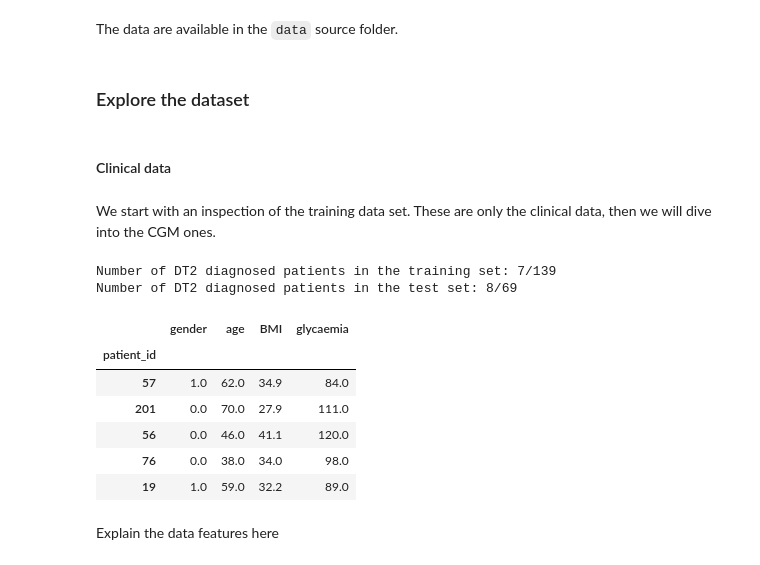
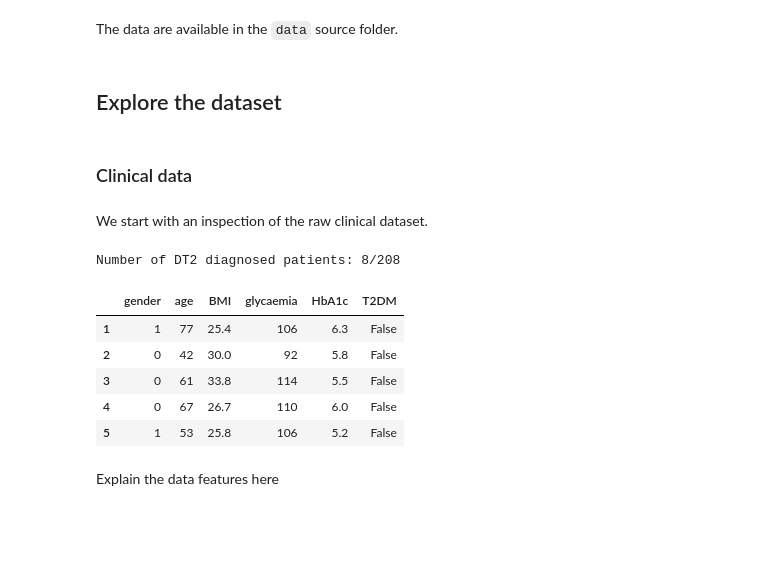
Before and after one commit to AlexandreChaussard/Datacamp-Project, a Jupyter notebook: DT2_starting_kit.ipynb, the cells around one changed output. Drawn from its saved outputs; the diff is of its cells as text; code cells hidden in the pictures; blank space fills up the shorter version.

Commit message:
[ADD] BMI missing value [ADD] Correlation HbA1c - TD2M (early stage)

```diff
--- a/DT2_starting_kit.ipynb
+++ b/DT2_starting_kit.ipynb
@@ -38,32 +38,29 @@ This starting kit requires the following dependencies:
 # %% [markdown]
 The data are available in the `data` source folder.
 # %% [markdown]
-### Explore the dataset
+## Explore the dataset
 # %% [markdown]
-#### Clinical data
+### Clinical data
 # %% [markdown]
-We start with an inspection of the training data set. These are only the clinical data, then we will dive into the CGM ones.
+We start with an inspection of the raw clinical dataset.
-# %%
-from problem import get_train_data, get_test_data
-
-X_train, y_train = get_train_data()
-X_test, y_test = get_test_data()
-
-print(f"Number of DT2 diagnosed patients in the training set: {str(y_train.sum()/len(y_train) * 100)[0]}/{len(y_train)}")
-print(f"Number of DT2 diagnosed patients in the test set: {str(y_test.sum()/len(y_test) * 100)[0]}/{len(y_test)}")
-# %% [output]
-Number of DT2 diagnosed patients in the training set: 7/139
-Number of DT2 diagnosed patients in the test set: 8/69
+# %%
+from download_data import read_raw_clinical_data
+
+X = read_raw_clinical_data()
+y = X["T2DM"].values
+
+print(f"Number of DT2 diagnosed patients: {str(y.sum()/len(y) * 100)[0]}/{len(y)}")
+# %% [output]
+Number of DT2 diagnosed patients: 8/208
 # %%
-X_train.head()
+X.head()
 # %% [output]
-|  | gender | age | BMI | glycaemia |
-| patient_id |  |  |  |  |
-| 57 | 1.0 | 62.0 | 34.9 | 84.0 |
-| 201 | 0.0 | 70.0 | 27.9 | 111.0 |
-| 56 | 0.0 | 46.0 | 41.1 | 120.0 |
-| 76 | 0.0 | 38.0 | 34.0 | 98.0 |
-| 19 | 1.0 | 59.0 | 32.2 | 89.0 |
+|  | gender | age | BMI | glycaemia | HbA1c | T2DM |
+| 1 | 1 | 77 | 25.4 | 106 | 6.3 | False |
+| 2 | 0 | 42 | 30.0 | 92 | 5.8 | False |
+| 3 | 0 | 61 | 33.8 | 114 | 5.5 | False |
+| 4 | 0 | 67 | 26.7 | 110 | 6.0 | False |
+| 5 | 1 | 53 | 25.8 | 106 | 5.2 | False |
 # %% [markdown]
 Explain the data features here
 # %% [markdown]
```
Also changed, not shown: parts of 25 cells of this notebook, 2 other files.
